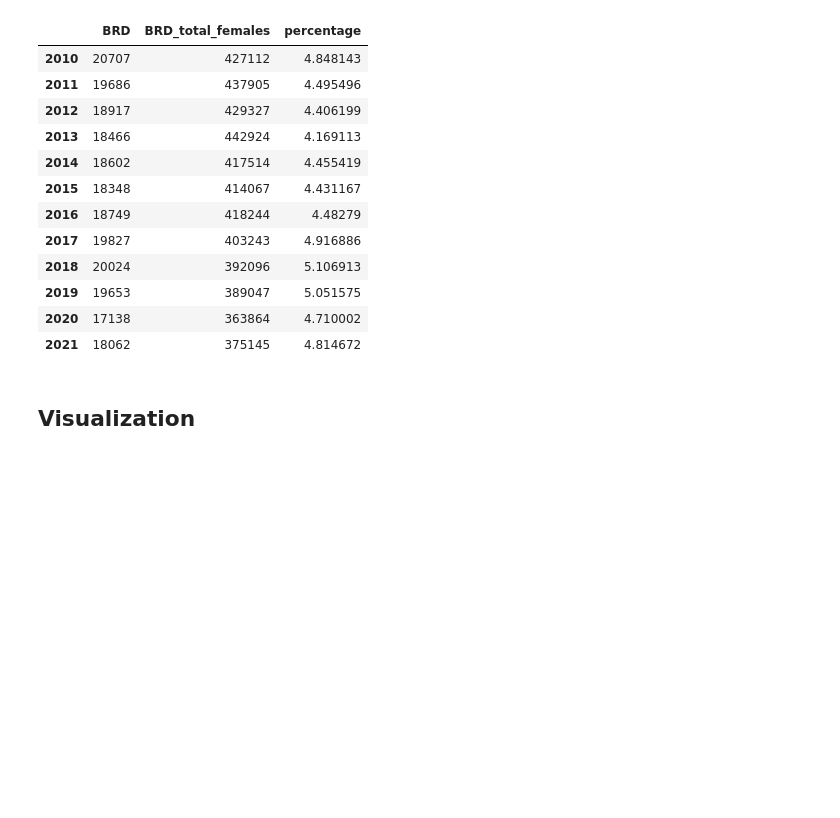
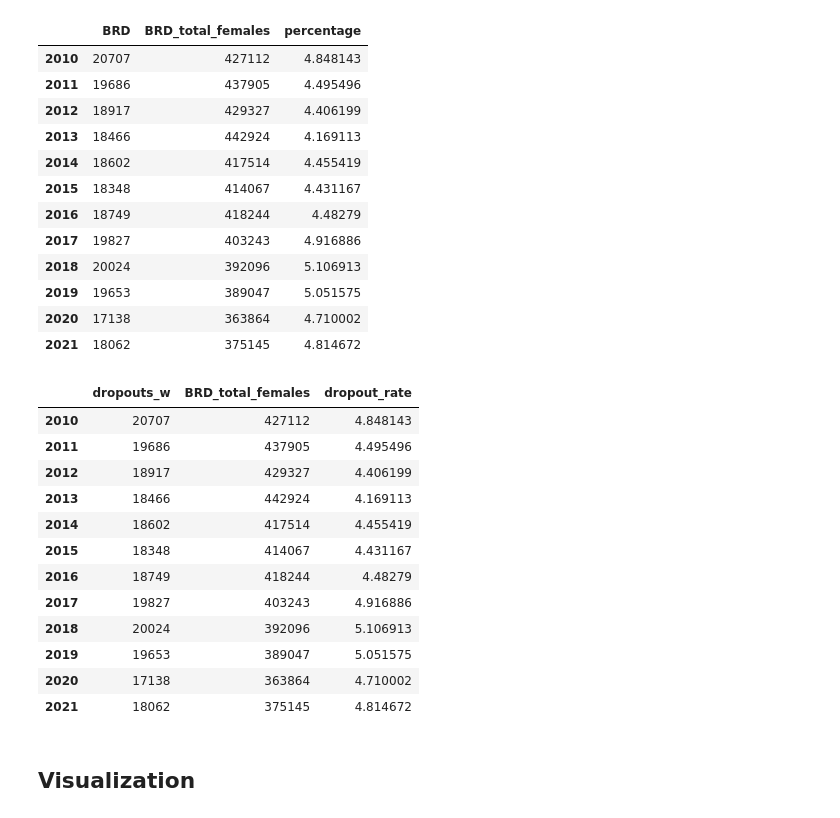
Before and after one commit to Stargazer-ger/capstone_project_hh_23_1, a Jupyter notebook: eda_schulform_gender.ipynb, the cells around one changed output. Cells and saved outputs as stored; diff of their text form; code cells hidden in the pictures; blank space fills up the shorter version.

Commit message:
für Kamil

```diff
--- a/eda_schulform_gender.ipynb
+++ b/eda_schulform_gender.ipynb
@@ -1092,3 +1091,22 @@ female_dropouts_relativ.head(13)
 | 2019 | 19653 | 389047 | 5.051575 |
 | 2020 | 17138 | 363864 | 4.710002 |
 | 2021 | 18062 | 375145 | 4.814672 |
+# %%
+# Für Kamil
+
+female_dropouts_relativ.rename(columns={'BRD': 'dropouts_w', 'percentage': 'dropout_rate'}, inplace=True)
+female_dropouts_relativ.head(13)
+# %% [output]
+|  | dropouts_w | BRD_total_females | dropout_rate |
+| 2010 | 20707 | 427112 | 4.848143 |
+| 2011 | 19686 | 437905 | 4.495496 |
+| 2012 | 18917 | 429327 | 4.406199 |
+| 2013 | 18466 | 442924 | 4.169113 |
+| 2014 | 18602 | 417514 | 4.455419 |
+| 2015 | 18348 | 414067 | 4.431167 |
+| 2016 | 18749 | 418244 | 4.48279 |
+| 2017 | 19827 | 403243 | 4.916886 |
+| 2018 | 20024 | 392096 | 5.106913 |
+| 2019 | 19653 | 389047 | 5.051575 |
+| 2020 | 17138 | 363864 | 4.710002 |
+| 2021 | 18062 | 375145 | 4.814672 |
```
Also changed, not shown: parts of 11 cells of this notebook, 4 other files.
